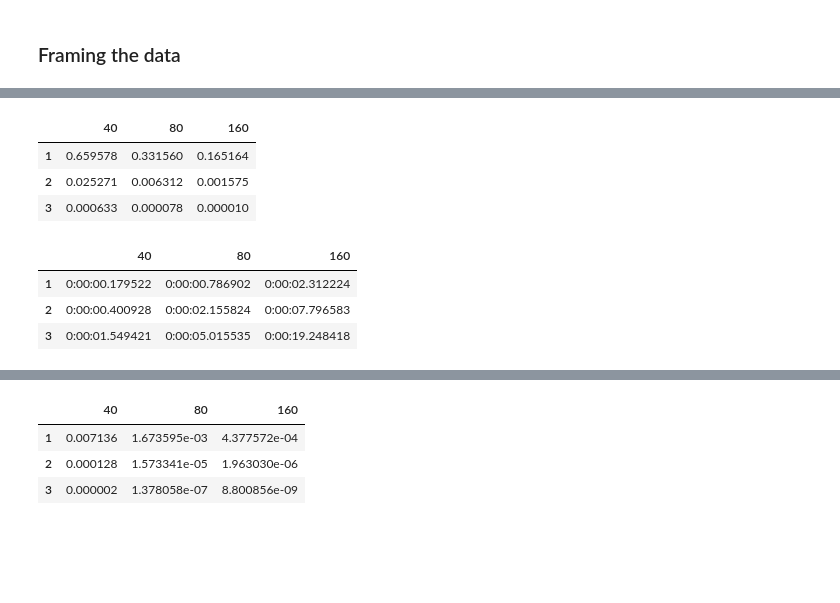
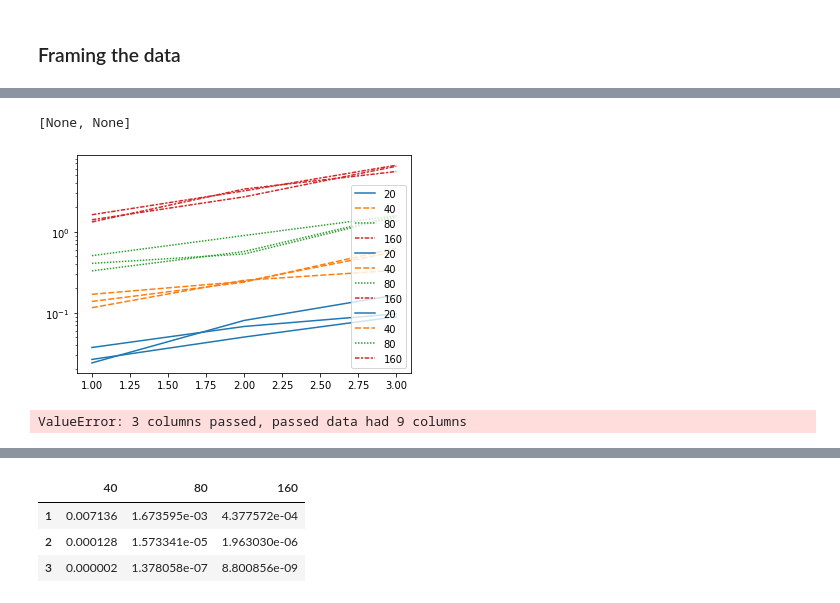
Before and after one commit to ericlesaquiles/FEMexperiments, a Jupyter notebook: ex2/ex2J.ipynb, the cells around one changed output, grey strips where cells are left out. Cells and saved outputs as stored; diff of their text form; code cells hidden in the pictures; blank space fills up the shorter version.

```diff
--- a/ex2/ex2J.ipynb
+++ b/ex2/ex2J.ipynb
@@ -37,6 +59,9 @@ else:
 # Thermal conductivity
 k = 1.0
 kappa = Constant(k)
+
+# In order to do time averaging
+times = 3
 # %% [markdown]
 ### Set the problem and solve it, recording relevant info
 # %%
@@ -178,2 +209,17 @@ for io, order in enumerate(orders):
 # %% [markdown]
 ### Framing the data
+# %%
+idx = [1,2,3] # for indexing the dataframes' rows
+
+
+elapsed_time_df0 = pd.DataFrame(data = [[time.total_seconds() for time in el] for el in elapsed_time[0]],
+                               columns = mesh_refinements,
+                               index = idx)
+
+elapsed_time_df1 = pd.DataFrame(data = [[time.total_seconds() for time in el] for el in elapsed_time[1]],
+                               columns = mesh_refinements,
+                               index = idx)
+
+elapsed_time_df2 = pd.DataFrame(data = [[time.total_seconds() for time in el] for el in elapsed_time[2]],
+                               columns = mesh_refinements,
+                               index = idx)
@@ -180,8 +238,16 @@ for io, order in enumerate(orders):
+# %%
+grid = sns.lineplot(data=elapsed_time_df0)
+grid.set(xscale="linear", yscale="log")
+
+grid = sns.lineplot(data=elapsed_time_df1)
+grid.set(xscale="linear", yscale="log")
+
+grid = sns.lineplot(data=elapsed_time_df2)
+grid.set(xscale="linear", yscale="log")
+# %% [output]
+[None, None]
+[figure, added]
 # %%
-elapsed_time_df = pd.DataFrame(data = [[str(time) for time in el] for el in elapsed_time],
-                               columns = mesh_refinements,
-                               index = [1,2,3])
-
 errorsH1_df  = pd.DataFrame(data = errorsH1,
                             columns = mesh_refinements,
                             index = [1,2,3])
@@ -213,18 +279,4 @@ hmax_df  = pd.DataFrame(data = hmax,
 
 errorsH1_df
 # %% [output]
-|  | 40 | 80 | 160 |
-| 1 | 0.659578 | 0.331560 | 0.165164 |
-| 2 | 0.025271 | 0.006312 | 0.001575 |
-| 3 | 0.000633 | 0.000078 | 0.000010 |
+ValueError: 3 columns passed, passed data had 9 columns
-# %%
-elapsed_time_df = pd.DataFrame(data = [[str(time) for time in el] for el in elapsed_time],
-                               columns = mesh_refinements,
-                               index = [1,2,3])
-
-elapsed_time_df
-# %% [output]
-|  | 40 | 80 | 160 |
-| 1 | 0:00:00.179522 | 0:00:00.786902 | 0:00:02.312224 |
-| 2 | 0:00:00.400928 | 0:00:02.155824 | 0:00:07.796583 |
-| 3 | 0:00:01.549421 | 0:00:05.015535 | 0:00:19.248418 |
```
Also changed, not shown: parts of 9 cells of this notebook, 25 other files.
